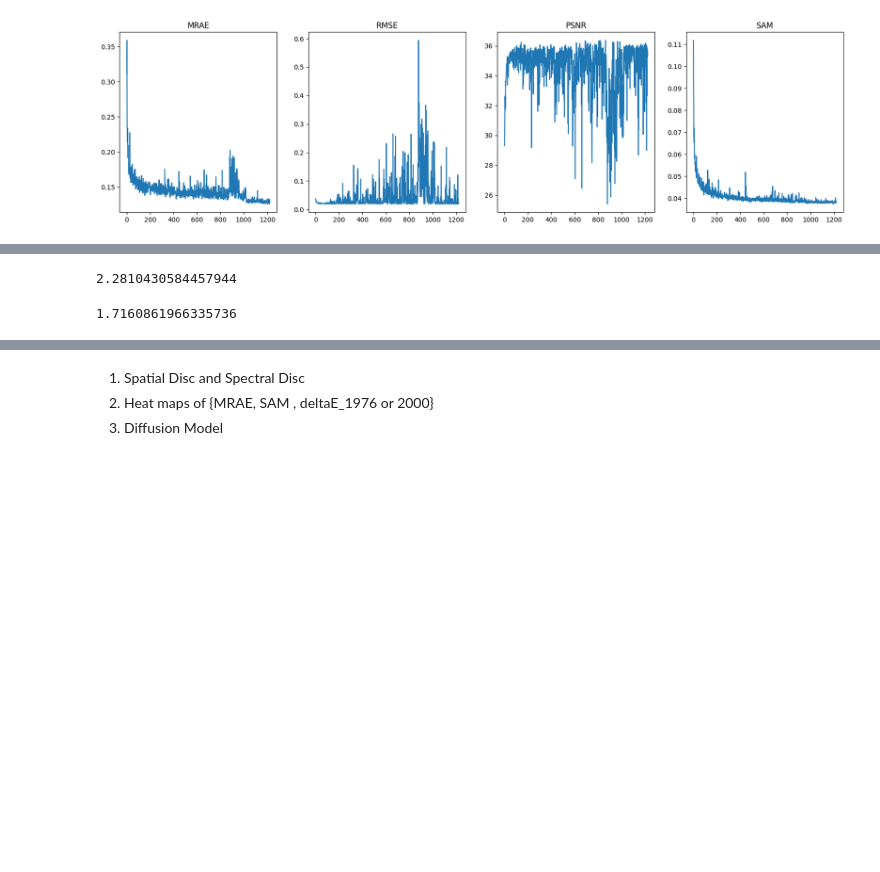
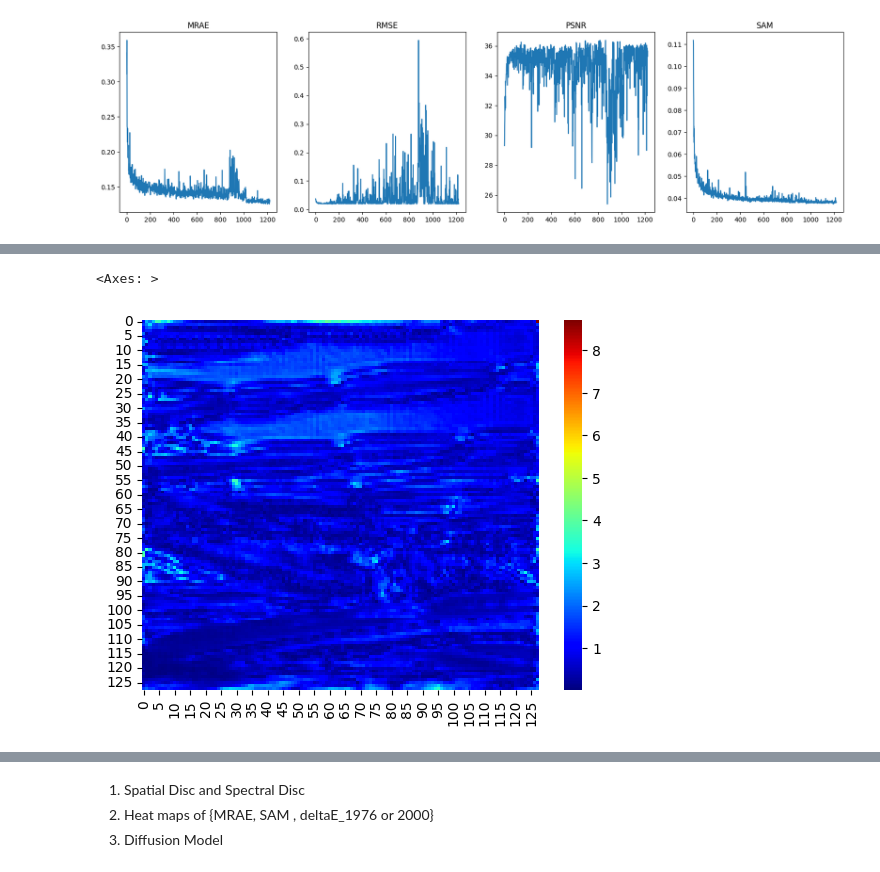
Before and after one commit to Karl-Liu-ch/Spectral_Reconstruction, a Jupyter notebook: visualization.ipynb, the cells around one changed output, grey strips where cells are left out. Drawn from its saved outputs; the diff is of its cells as text; code cells hidden in the pictures; blank space fills up the shorter version.

```diff
--- a/visualization.ipynb
+++ b/visualization.ipynb
@@ -85,8 +89,7 @@ colour.delta_E(image1_lab, image2_lab).mean()
 # %%
 colour.delta_E(image1_lab, image2_lab, method="CIE 1976").mean()
+deltae = colour.delta_E(image1_lab, image2_lab, method="CIE 1976")
+sns.heatmap(deltae, cmap='jet')
 # %% [output]
-2.2810430584457944
+<Axes: >
+[figure, added]
-# %%
-colour.delta_E(image1_lab, image2_lab, method="CIE 1976").std()
-# %% [output]
-1.7160861966335736
```
Also changed, not shown: parts of 8 cells of this notebook, 5 other files.
